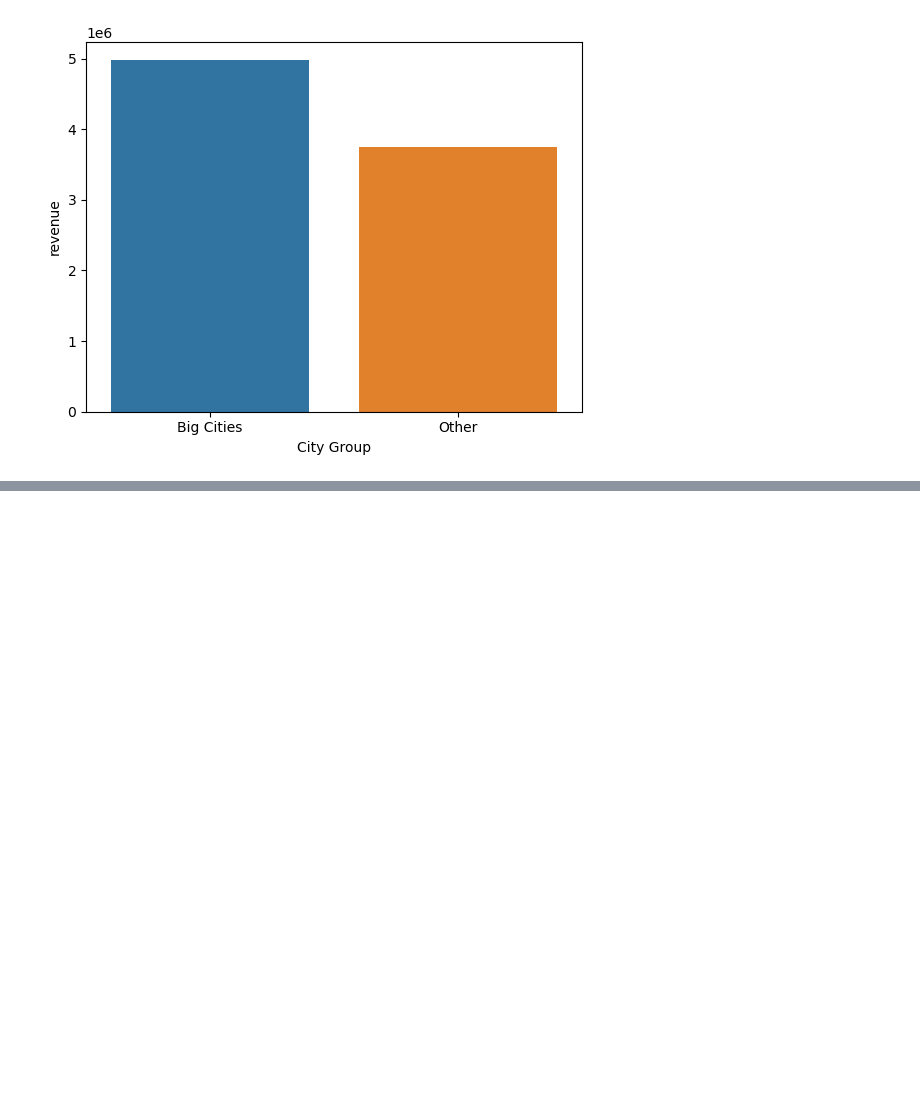
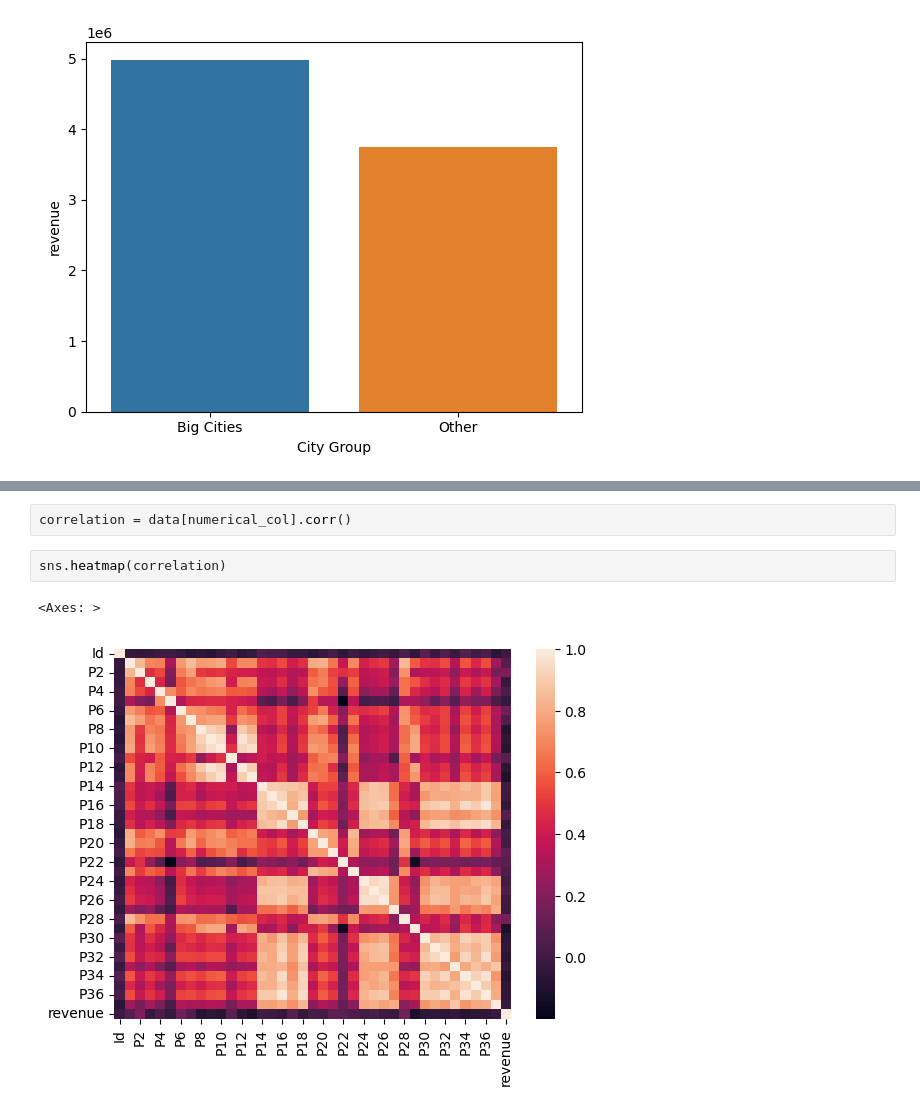
Before and after one commit to Nacim-B/Restaurant_Revenue_Prediction, a Jupyter notebook: Restaurant_Revenue_Prediction.ipynb, the cells around one changed output, grey strips where cells are left out. Cells and saved outputs as stored; diff of their text form; blank space fills up the shorter version.

```diff
--- a/Restaurant_Revenue_Prediction.ipynb
+++ b/Restaurant_Revenue_Prediction.ipynb
@@ -105,0 +112,7 @@ sns.barplot(x='City', y='revenue', data= cities)
+# %%
+correlation = data[numerical_col].corr()
+# %%
+sns.heatmap(correlation)
+# %% [output]
+<Axes: >
+[figure, added]
```
Also changed, not shown: parts of 5 cells of this notebook.
